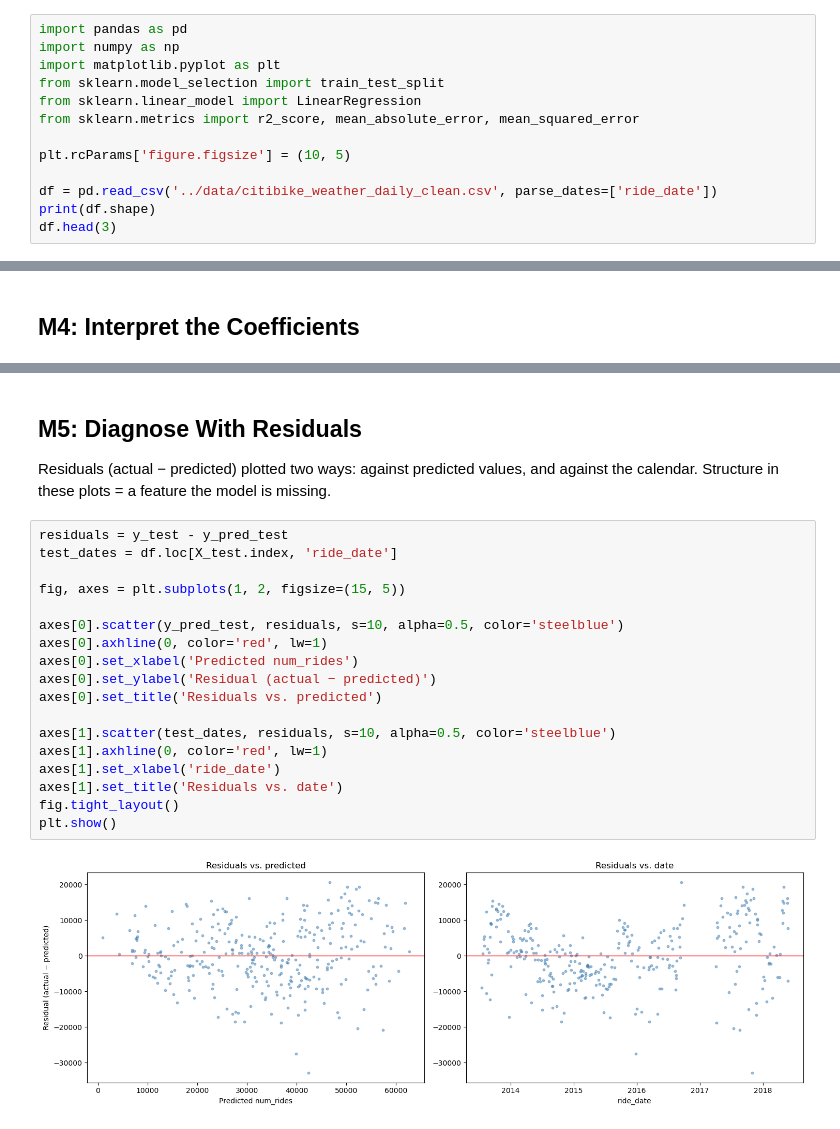
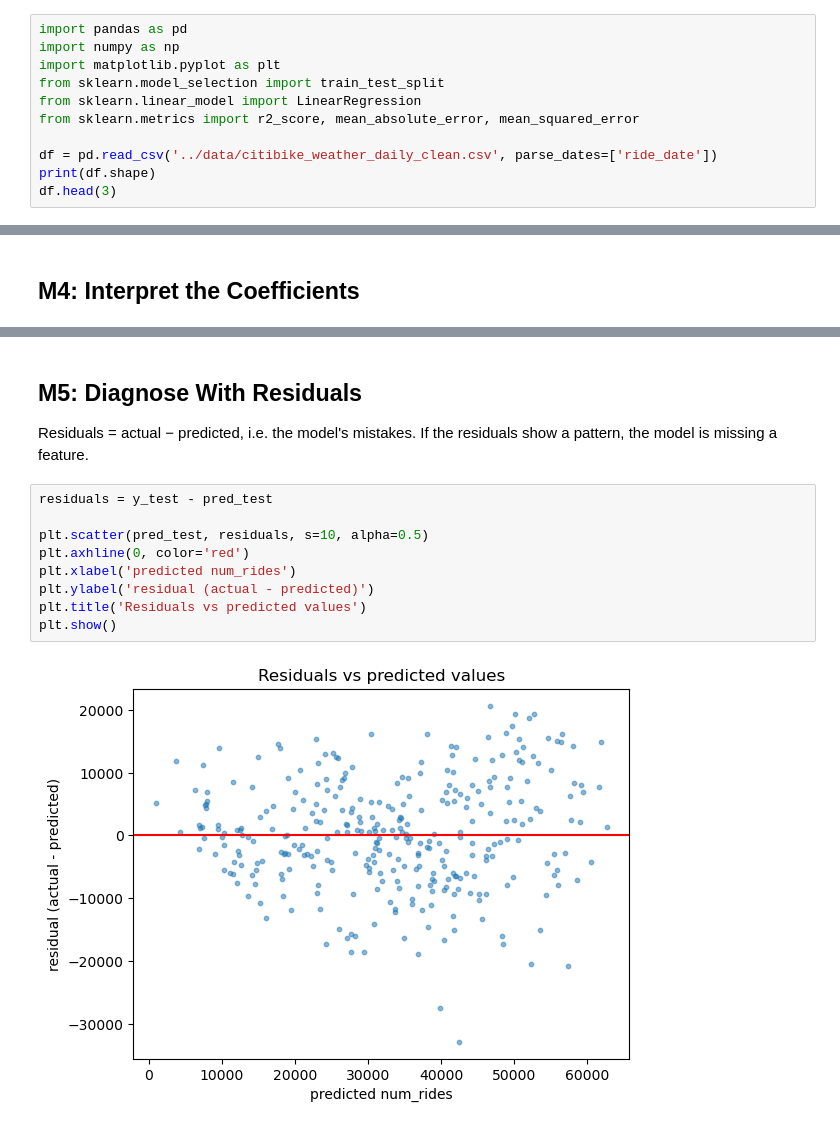
Before and after one commit to code-by-leo/citibike-ridership-model, a Jupyter notebook: code/model.ipynb, the cells around one changed output, grey strips where cells are left out. Saved outputs shown, nothing was run; the diff lists cells and outputs as text.

```diff
--- a/code/model.ipynb
+++ b/code/model.ipynb
@@ -22,8 +22,6 @@ from sklearn.model_selection import train_test_split
 from sklearn.linear_model import LinearRegression
 from sklearn.metrics import r2_score, mean_absolute_error, mean_squared_error
 
-plt.rcParams['figure.figsize'] = (10, 5)
-
 df = pd.read_csv('../data/citibike_weather_daily_clean.csv', parse_dates=['ride_date'])
 print(df.shape)
 df.head(3)
@@ -143,25 +130,16 @@ the EDA said it should.
 # %% [markdown]
 ## M5: Diagnose With Residuals
 
-Residuals (actual − predicted) plotted two ways: against predicted values, and against the
-calendar. Structure in these plots = a feature the model is missing.
+Residuals = actual − predicted, i.e. the model's mistakes. If the residuals show a pattern,
+the model is missing a feature.
-# %%
-residuals = y_test - y_pred_test
-test_dates = df.loc[X_test.index, 'ride_date']
-
-fig, axes = plt.subplots(1, 2, figsize=(15, 5))
-
-axes[0].scatter(y_pred_test, residuals, s=10, alpha=0.5, color='steelblue')
-axes[0].axhline(0, color='red', lw=1)
-axes[0].set_xlabel('Predicted num_rides')
-axes[0].set_ylabel('Residual (actual − predicted)')
-axes[0].set_title('Residuals vs. predicted')
-
-axes[1].scatter(test_dates, residuals, s=10, alpha=0.5, color='steelblue')
-axes[1].axhline(0, color='red', lw=1)
-axes[1].set_xlabel('ride_date')
-axes[1].set_title('Residuals vs. date')
-fig.tight_layout()
-plt.show()
-# %% [output]
-[figure, removed]
+# %%
+residuals = y_test - pred_test
+
+plt.scatter(pred_test, residuals, s=10, alpha=0.5)
+plt.axhline(0, color='red')
+plt.xlabel('predicted num_rides')
+plt.ylabel('residual (actual - predicted)')
+plt.title('Residuals vs predicted values')
+plt.show()
+# %% [output]
+[figure, added]
```
Also changed, not shown: parts of 20 cells of this notebook, 3 other files.
